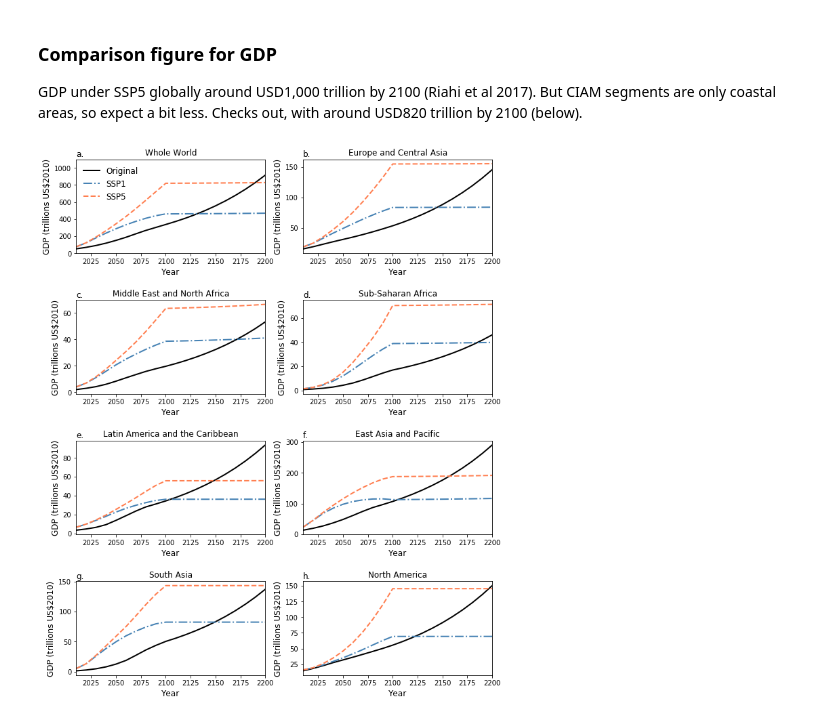
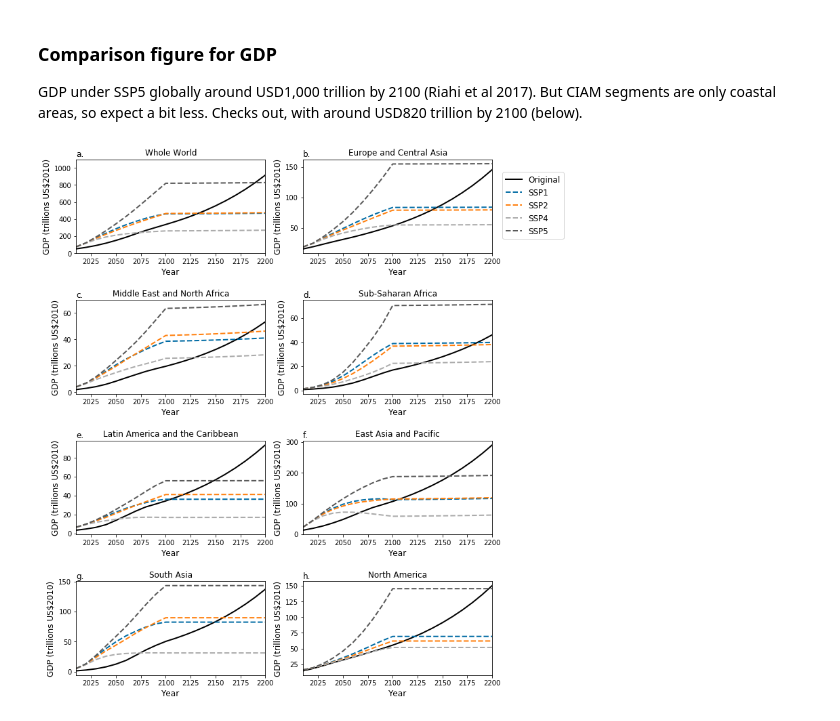
Before and after one commit to raddleverse/CIAM_uncertainty_propagation, a Jupyter notebook: work_baseline_comparisons/plotsAndAnalysis_comparingUpdatesPopulationGDP.ipynb, the cells around one changed output. Cells and saved outputs as stored; diff of their text form; code cells hidden in the pictures.

```diff
--- a/work_baseline_comparisons/plotsAndAnalysis_comparingUpdatesPopulationGDP.ipynb
+++ b/work_baseline_comparisons/plotsAndAnalysis_comparingUpdatesPopulationGDP.ipynb
@@ -7,6 +7,8 @@ import scipy.stats as stats
 import re, os
 import matplotlib.pyplot as plt
 %matplotlib inline
+# %%
+plt.style.use('tableau-colorblind10')
 # %% [markdown]
 ### Initial paths set-up
 
@@ -31,7 +33,7 @@ Initialize storage of population, GDP per capita, and total GDP for each CIAM re
 # %%
 ypcc, pop, gdp, dfG, dfP = {}, {}, {}, {}, {}
 # %%
-for version in ["SSP1","SSP3","SSP5"]:
+for version in ["SSP1","SSP2","SSP3","SSP4","SSP5"]:
     # GDP per capita
     ypcc[version] = pd.read_csv(projdir+"/../ciam-code/data/ssp/ypcc_IIASAGDP_"+version+"_v9_130219.csv")
     # population
@@ -143,42 +152,49 @@ panels = ["a.","b.","c.","d.","e.","f.","g.","h."]
 rgn = "World"
 pan = 0
 ax[0][0].plot(years, dfG["orig"].sum(axis=1)/1e3, linewidth=2, color="black", label="Original")
-ax[0][0].plot(years, dfG["SSP1"].sum(axis=1)/1e3, linewidth=2, color="steelblue", linestyle="-.", label="SSP1")
-ax[0][0].plot(years, dfG["SSP5"].sum(axis=1)/1e3, linewidth=2, color="coral", linestyle="--", label="SSP5")
+ax[0][0].plot(years, dfG["SSP1"].sum(axis=1)/1e3, linewidth=2, color="C0", linestyle="--", label="SSP1")
+ax[0][0].plot(years, dfG["SSP2"].sum(axis=1)/1e3, linewidth=2, color="C1", linestyle="--", label="SSP2")
+ax[0][0].plot(years, dfG["SSP4"].sum(axis=1)/1e3, linewidth=2, color="C2", linestyle="--", label="SSP4")
+ax[0][0].plot(years, dfG["SSP5"].sum(axis=1)/1e3, linewidth=2, color="C3", linestyle="--", label="SSP5")
 ax[0][0].set_xlabel("Year", fontsize=12)
 ax[0][0].set_ylabel("GDP (trillions US$2010)", fontsize=12)
-ax[0][0].legend(fontsize=12, frameon=False)
+#ax[0][0].legend(fontsize=12, frameon=False)
 ax[0][0].set_title("Whole World")
 ax[0][0].set_xlim([2010,2200]); ax[0][0].set_ylim([0,1100])
 ylims = ax[0][0].get_ylim(); top = ylims[1]*1.03; ax[0][0].text(2010,top, panels[pan], fontsize=12);
 
 # regions
 rgn = regions_wb[0]
 pan += 1
-ax[0][1].plot(years, dfG["orig"][rgn]/1e3, linewidth=2, color="black")
-ax[0][1].plot(years, dfG["SSP1"][rgn]/1e3, linewidth=2, color="steelblue", linestyle="-.")
-ax[0][1].plot(years, dfG["SSP5"][rgn]/1e3, linewidth=2, color="coral", linestyle="--")
+ax[0][1].plot(years, dfG["orig"][rgn]/1e3, linewidth=2, color="black", label="Original")
+ax[0][1].plot(years, dfG["SSP1"][rgn]/1e3, linewidth=2, color="C0", linestyle="--", label="SSP1")
+ax[0][1].plot(years, dfG["SSP2"][rgn]/1e3, linewidth=2, color="C1", linestyle="--", label="SSP2")
+ax[0][1].plot(years, dfG["SSP4"][rgn]/1e3, linewidth=2, color="C2", linestyle="--", label="SSP4")
+ax[0][1].plot(years, dfG["SSP5"][rgn]/1e3, linewidth=2, color="C3", linestyle="--", label="SSP5")
 ax[0][1].set_xlabel("Year", fontsize=12)
 ax[0][1].set_ylabel("GDP (trillions US$2010)", fontsize=12)
 ax[0][1].set_title(rgn)
 ax[0][1].set_xlim([2010,2200])
 ylims = ax[0][1].get_ylim(); top = ylims[1]*1.03; ax[0][1].text(2010,top, panels[pan], fontsize=12);
+ax[0][1].legend(fontsize=12, frameon=True, loc="lower right", bbox_to_anchor=(1.4, 0.11))
 
 ir = 1
 for row in range(1,4):
     for col in range(2):
         rgn = regions_wb[ir]
         ir += 1
         pan += 1
         ax[row][col].plot(years, dfG["orig"][rgn]/1e3, linewidth=2, color="black")
-        ax[row][col].plot(years, dfG["SSP1"][rgn]/1e3, linewidth=2, color="steelblue", linestyle="-.")
-        ax[row][col].plot(years, dfG["SSP5"][rgn]/1e3, linewidth=2, color="coral", linestyle="--")
+        ax[row][col].plot(years, dfG["SSP1"][rgn]/1e3, linewidth=2, color="C0", linestyle="--", label="SSP1")
+        ax[row][col].plot(years, dfG["SSP2"][rgn]/1e3, linewidth=2, color="C1", linestyle="--", label="SSP2")
+        ax[row][col].plot(years, dfG["SSP4"][rgn]/1e3, linewidth=2, color="C2", linestyle="--", label="SSP4")
+        ax[row][col].plot(years, dfG["SSP5"][rgn]/1e3, linewidth=2, color="C3", linestyle="--", label="SSP5")
         ax[row][col].set_xlabel("Year", fontsize=12)
         ax[row][col].set_ylabel("GDP (trillions US$2010)", fontsize=12)
         ax[row][col].set_title(rgn)
         ax[row][col].set_xlim([2010,2200])
         ylims = ax[row][col].get_ylim(); top = ylims[1]*1.03; ax[row][col].text(2010,top, panels[pan], fontsize=12);
 
 fig.savefig(plotdir+"/GDP_update_comparison.pdf", bbox_inches="tight")
 # %% [output]
-[figure, old version]
+[figure, new version]
```
Also changed, not shown: parts of 1 cell of this notebook, 1 other file.
